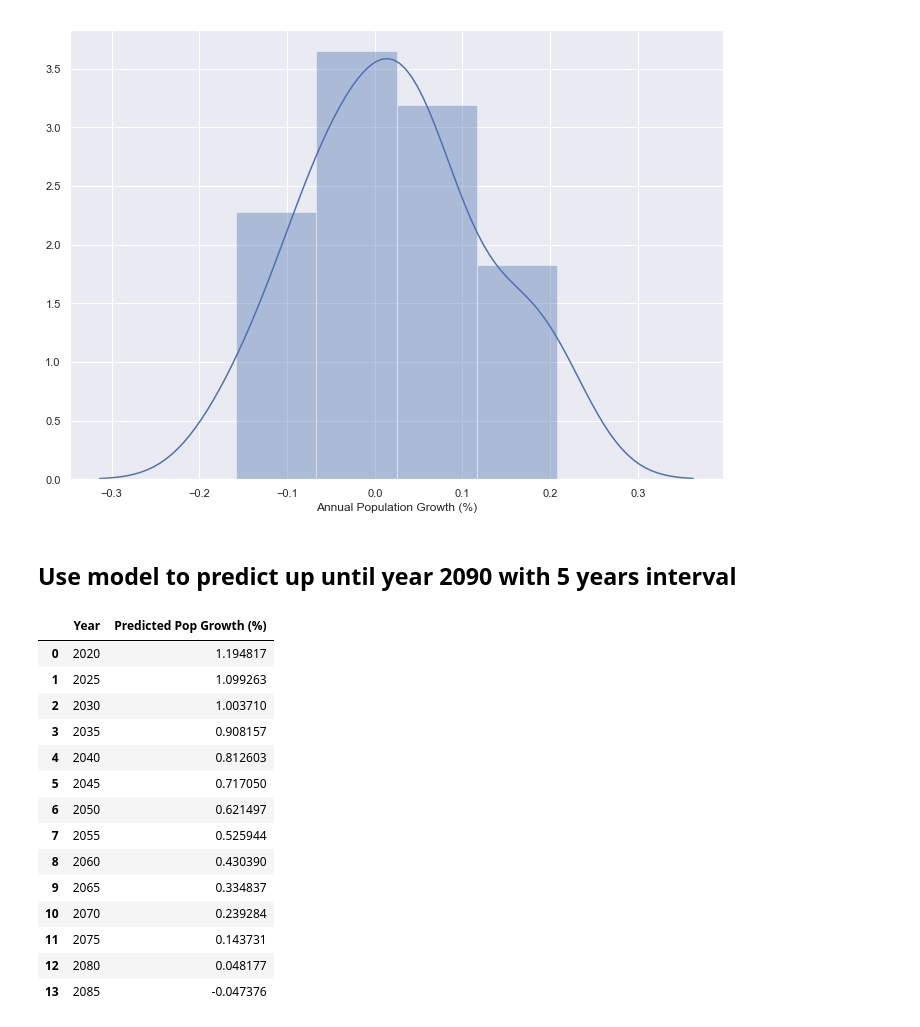
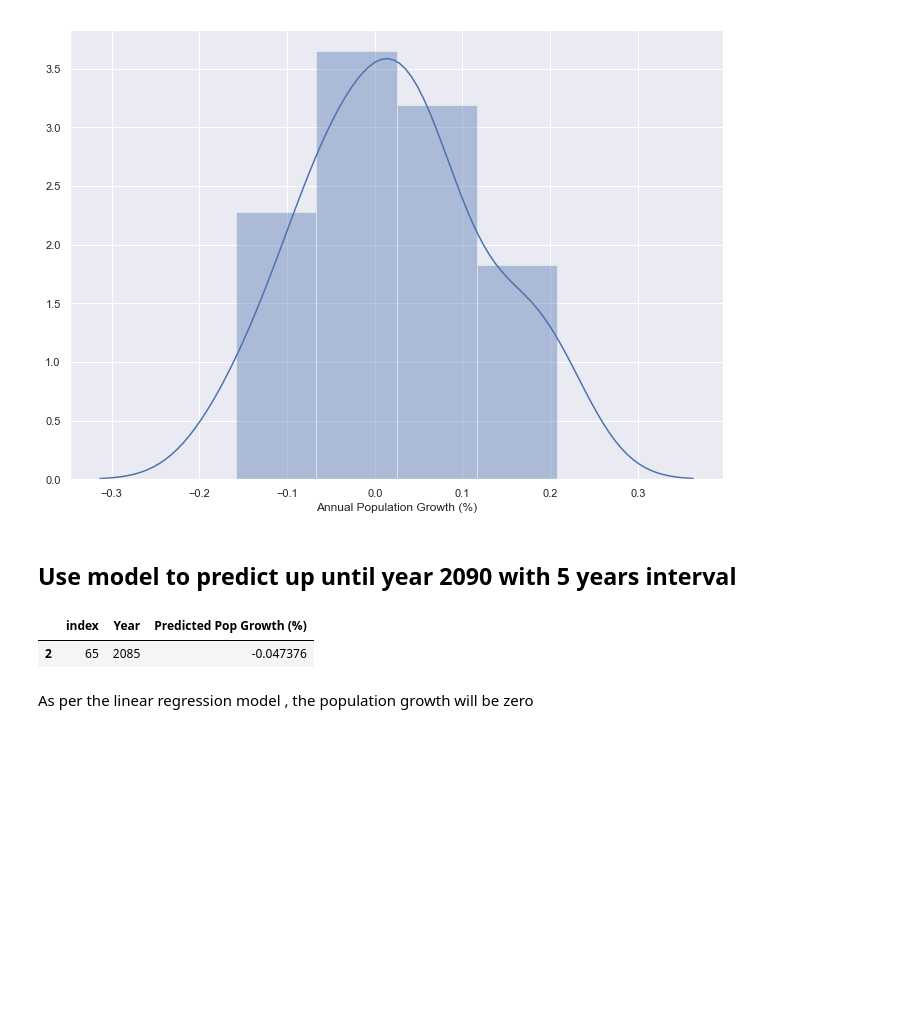
Before and after one commit to nilesh0109/Research-Methods, a Jupyter notebook: Task4/christopher_kavish_nilesh.ipynb, the cells around one changed output. Drawn from its saved outputs; the diff is of its cells as text; code cells hidden in the pictures; blank space fills up the shorter version.

```diff
--- a/Task4/christopher_kavish_nilesh.ipynb
+++ b/Task4/christopher_kavish_nilesh.ipynb
@@ -260,26 +260,17 @@ sns.distplot((y_test - y_prediction))
 # %% [markdown]
 ## Use model to predict up until year 2090 with 5 years interval
 # %%
-predict_years = np.arange(2020,2090, 5)
+predict_years = np.arange(2020,2100)
 prediction_pop_g = lm.predict(predict_years.reshape(-1,1))
 
-pd.DataFrame({
+predicted_df = pd.DataFrame({
     'Year': predict_years,
     'Predicted Pop Growth (%)': prediction_pop_g
 })
+predicted_df = predicted_df[predicted_df['Predicted Pop Growth (%)'] <0].reset_index();
+predicted_df[2:3]
 # %% [output]
-|  | Year | Predicted Pop Growth (%) |
-| 0 | 2020 | 1.194817 |
-| 1 | 2025 | 1.099263 |
-| 2 | 2030 | 1.003710 |
-| 3 | 2035 | 0.908157 |
-| 4 | 2040 | 0.812603 |
-| 5 | 2045 | 0.717050 |
-| 6 | 2050 | 0.621497 |
-| 7 | 2055 | 0.525944 |
-| 8 | 2060 | 0.430390 |
-| 9 | 2065 | 0.334837 |
-| 10 | 2070 | 0.239284 |
-| 11 | 2075 | 0.143731 |
-| 12 | 2080 | 0.048177 |
-| 13 | 2085 | -0.047376 |
+|  | index | Year | Predicted Pop Growth (%) |
+| 2 | 65 | 2085 | -0.047376 |
+# %% [markdown]
+As per the linear regression model , the population growth will be zero
```
